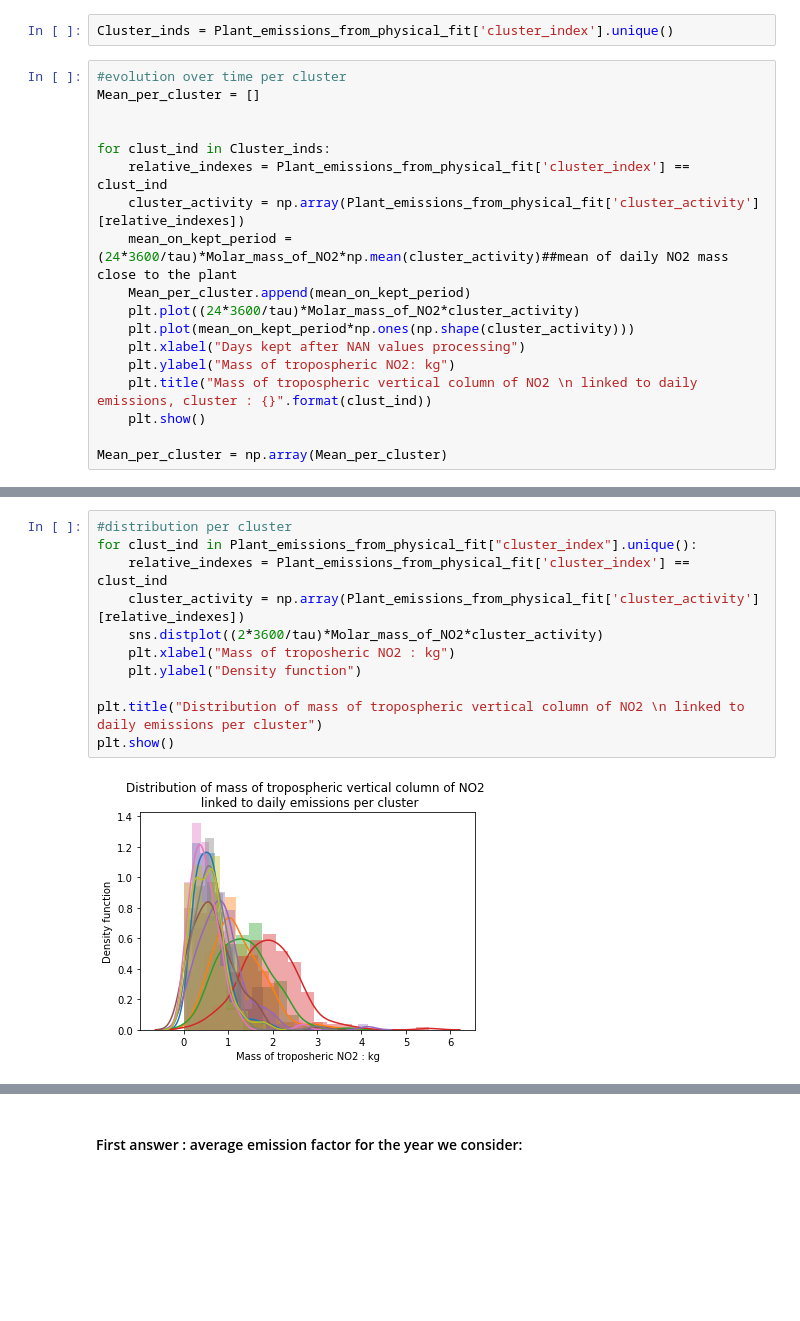
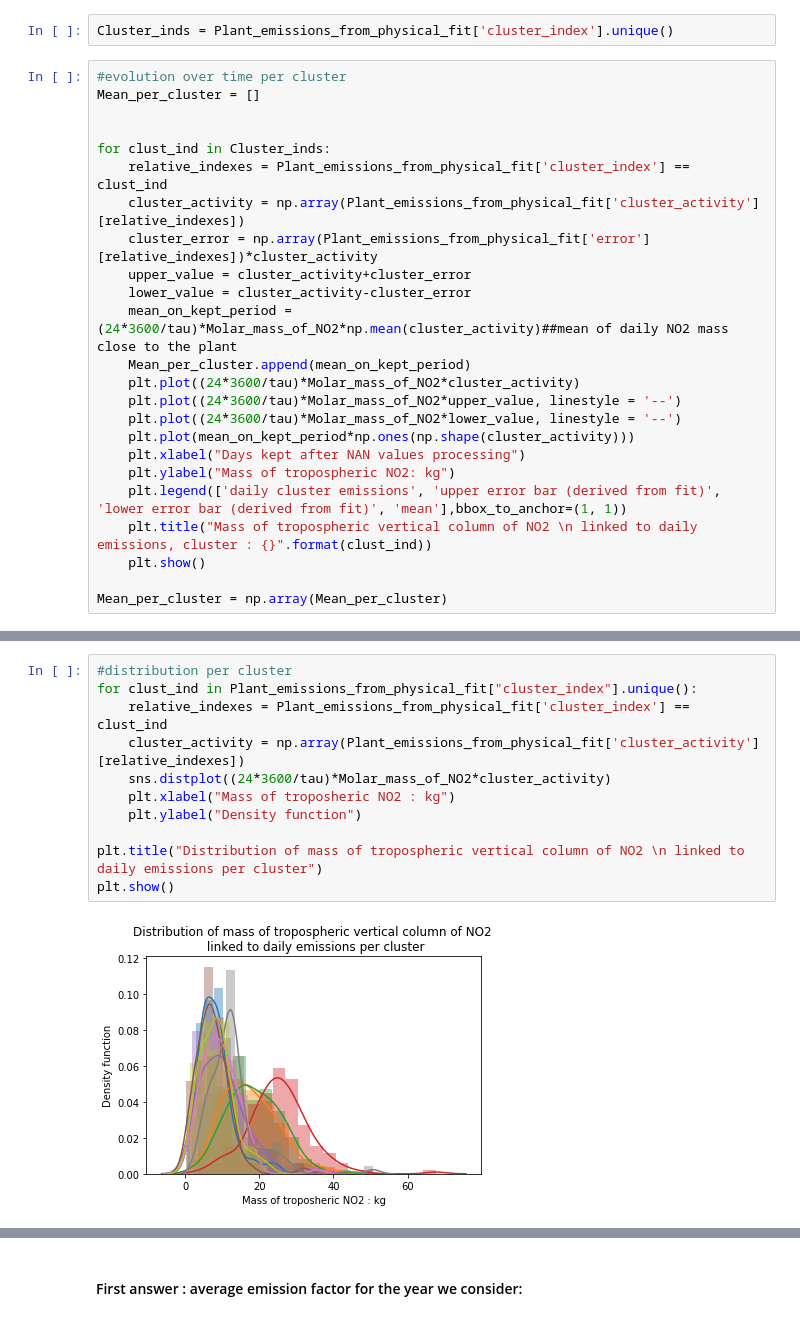
Before and after one commit to LouisBouvier/Kaggle_DS4G_public, a Jupyter notebook: no2-panache-fitting-by-hand-actuel.ipynb, the cells around one changed output, grey strips where cells are left out. Drawn from its saved outputs; the diff is of its cells as text; blank space fills up the shorter version.

Commit message:
plot errorbar derived from fit

```diff
--- a/no2-panache-fitting-by-hand-actuel.ipynb
+++ b/no2-panache-fitting-by-hand-actuel.ipynb
@@ -1926,12 +1926,18 @@ Mean_per_cluster = []
 for clust_ind in Cluster_inds:
     relative_indexes = Plant_emissions_from_physical_fit['cluster_index'] == clust_ind
     cluster_activity = np.array(Plant_emissions_from_physical_fit['cluster_activity'][relative_indexes])
+    cluster_error = np.array(Plant_emissions_from_physical_fit['error'][relative_indexes])*cluster_activity
+    upper_value = cluster_activity+cluster_error
+    lower_value = cluster_activity-cluster_error
     mean_on_kept_period = (24*3600/tau)*Molar_mass_of_NO2*np.mean(cluster_activity)##mean of daily NO2 mass close to the plant
     Mean_per_cluster.append(mean_on_kept_period)
     plt.plot((24*3600/tau)*Molar_mass_of_NO2*cluster_activity)
+    plt.plot((24*3600/tau)*Molar_mass_of_NO2*upper_value, linestyle = '--')
+    plt.plot((24*3600/tau)*Molar_mass_of_NO2*lower_value, linestyle = '--')
     plt.plot(mean_on_kept_period*np.ones(np.shape(cluster_activity)))
     plt.xlabel("Days kept after NAN values processing")
     plt.ylabel("Mass of tropospheric NO2: kg")
+    plt.legend(['daily cluster emissions', 'upper error bar (derived from fit)', 'lower error bar (derived from fit)', 'mean'],bbox_to_anchor=(1, 1))
     plt.title("Mass of tropospheric vertical column of NO2 \n linked to daily emissions, cluster : {}".format(clust_ind))
     plt.show()
 
@@ -1941,16 +1955,16 @@ NameError: name 'Molar_mass_of_NO2' is not defined
 # %%
 #distribution per cluster
 for clust_ind in Plant_emissions_from_physical_fit["cluster_index"].unique():
     relative_indexes = Plant_emissions_from_physical_fit['cluster_index'] == clust_ind
     cluster_activity = np.array(Plant_emissions_from_physical_fit['cluster_activity'][relative_indexes])
-    sns.distplot((2*3600/tau)*Molar_mass_of_NO2*cluster_activity)
+    sns.distplot((24*3600/tau)*Molar_mass_of_NO2*cluster_activity)
     plt.xlabel("Mass of troposheric NO2 : kg")
     plt.ylabel("Density function")
 
 plt.title("Distribution of mass of tropospheric vertical column of NO2 \n linked to daily emissions per cluster")
 plt.show()
 # %% [output]
-[figure, old version]
+[figure, new version]
 # %%
 #emissions
 first_approx_emission_per_clust = 365*(1+NO2_to_NOx)*Mean_per_cluster
```
Also changed, not shown: parts of 4 cells of this notebook.
